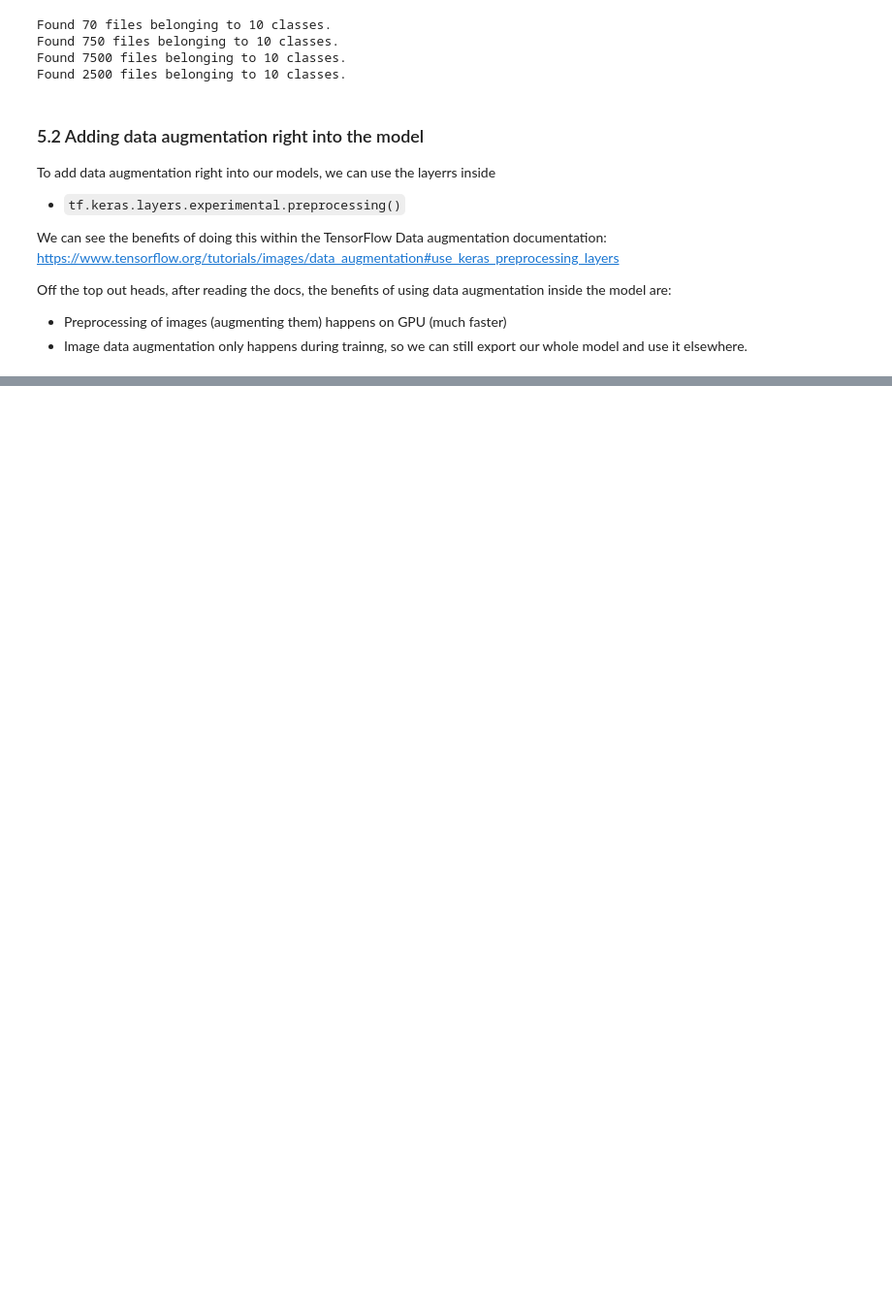
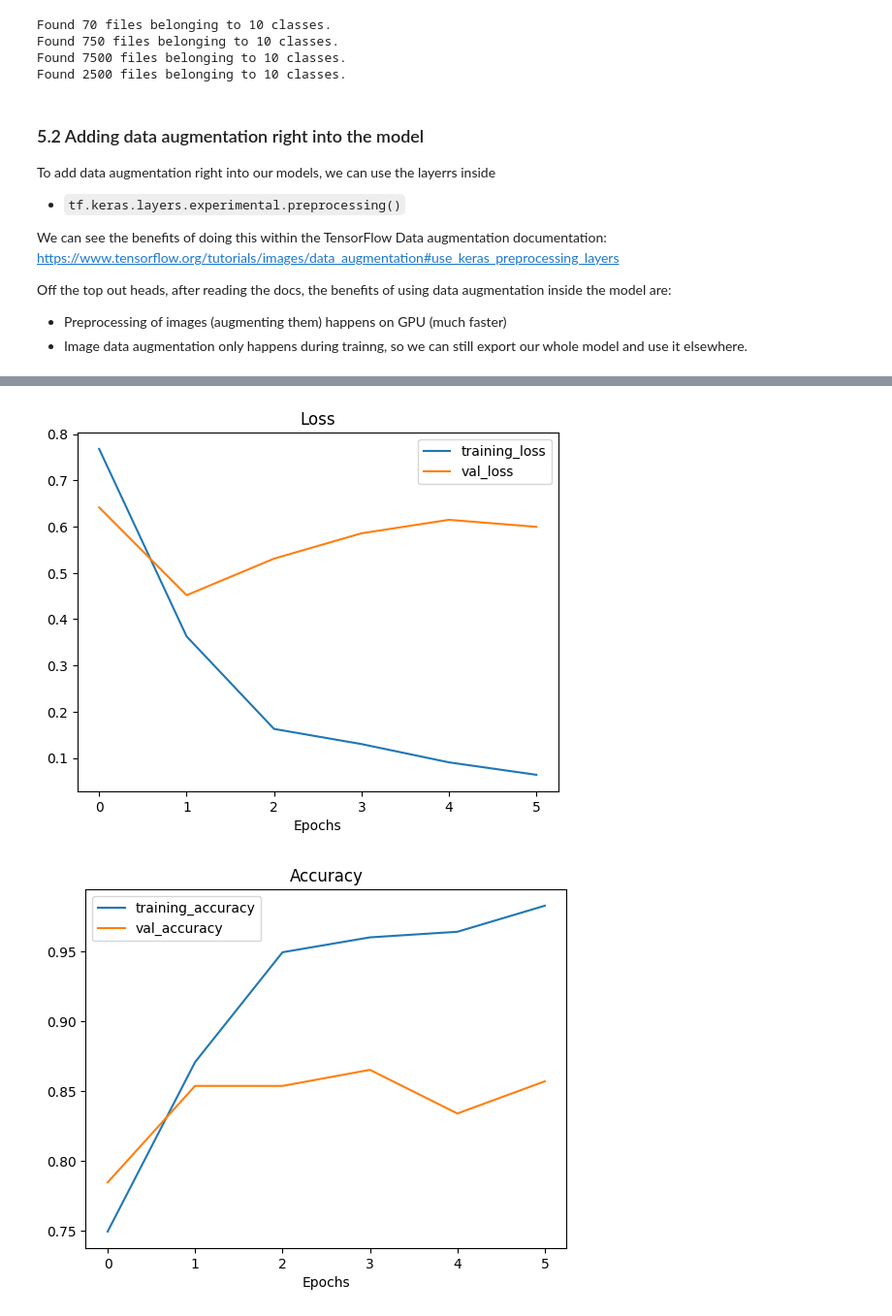
Before and after one commit to haapsee/JupyterNotebooks, a Jupyter notebook: jupyterprojects/Course_Tensorflow_for_Deep_Learning_Bootcamp/notes/05_Transfer_learning_in_tensorflow_part_2_fine_tuning.ipynb, the cells around one changed output, grey strips where cells are left out. Shown at 97% size. Cells and saved outputs as stored; diff of their text form; code cells hidden in the pictures; blank space fills up the shorter version.

```diff
--- a/jupyterprojects/Course_Tensorflow_for_Deep_Learning_Bootcamp/notes/05_Transfer_learning_in_tensorflow_part_2_fine_tuning.ipynb
+++ b/jupyterprojects/Course_Tensorflow_for_Deep_Learning_Bootcamp/notes/05_Transfer_learning_in_tensorflow_part_2_fine_tuning.ipynb
@@ -419,0 +653,3 @@ data_augmentation = keras.Sequential([
+# %%
+model_2.load_weights(checkpoint_dir)
+model_2_copy = tf.keras.models.clone_model(model_2)
@@ -419,0 +726,16 @@ data_augmentation = keras.Sequential([
+# %%
+# To begin fine-tuning, letäs start by setting the last 10 layers of our base model trainable
+base_model.trainable = True
+
+# Freeze all layers expect for the last 10
+for layer in base_model.layers[:-10]:
+    layer.trainable = False
+
+# Recompile (we have to recompile our models every time we make a change)
+model_2.compile(
+    loss="categorical_crossentropy",
+    optimizer=tf.keras.optimizers.Adam(learning_rate=0.0001), # when fine-tuning you typically want to lower lr
+    metrics=["accuracy"]
+)
+
+model_4 = tf.keras.models.clone_model(model_2)
@@ -419,0 +769,9 @@ data_augmentation = keras.Sequential([
+# %%
+# Fine tune for another 5 epochs
+model_2_his_finetune = model_2.fit(
+    train_data_10_percent,
+    epochs=10,
+    initial_epoch=model_2_his.epoch[-1],
+    validation_data=test_data,
+    validation_steps=int(0.25 * len(test_data))
+)
@@ -419,0 +798,5 @@ data_augmentation = keras.Sequential([
+# %%
+plot_loss_curves(model_2_his_finetune)
+# %% [output]
+[figure, added]
+[figure, added]
```
Also changed, not shown: parts of 51 cells of this notebook.
